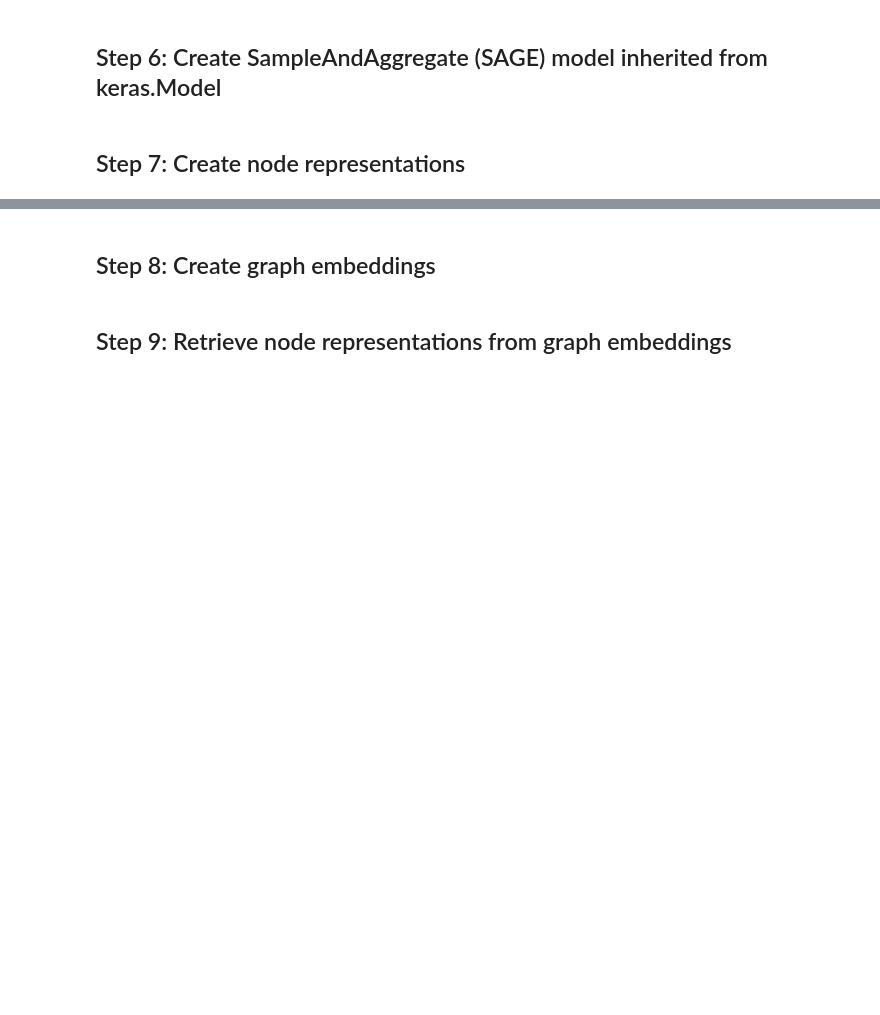
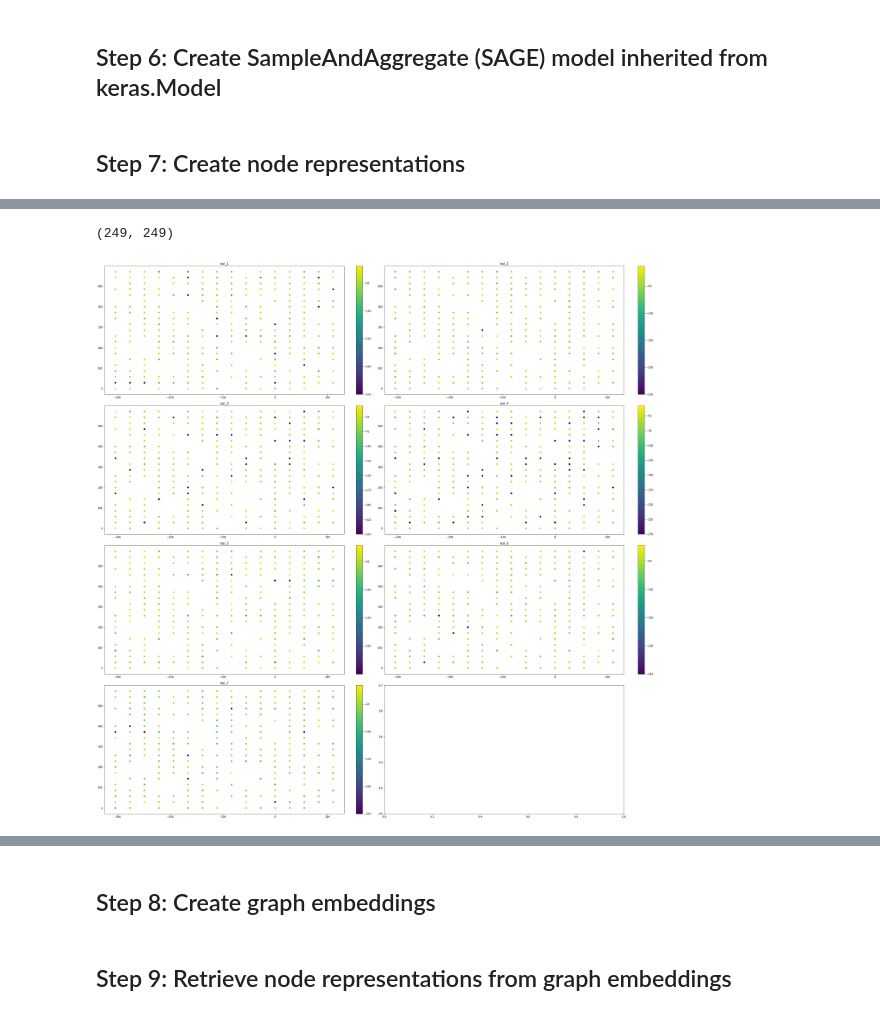
Before and after one commit to jinyangp/dso_localisation, a Jupyter notebook: data_augmentation/augmentation_graphsage.ipynb, the cells around one changed output, grey strips where cells are left out. Saved outputs shown, nothing was run; the diff lists cells and outputs as text; code cells hidden in the pictures; blank space fills up the shorter version.

```diff
--- a/data_augmentation/augmentation_graphsage.ipynb
+++ b/data_augmentation/augmentation_graphsage.ipynb
@@ -1698,0 +1888,32 @@ class GraphSAGE(Model):
+# %%
+# Get graph for known RPs
+adj_matrix = W_matrix[:249, :249]
+print(adj_matrix.shape)
+
+import networkx as nx
+
+class GraphVisualisation:
+
+    def __init__(self, adj_matrix):
+
+        self.graph = nx.Graph()
+        self.nodes = self.graph.nodes()
+        self.edges = self.graph.edges()
+        self.get_edges(adj_matrix)
+
+    def get_edges(self, adj_matrix):
+
+        edges = []
+        num_vertices = len(adj_matrix)
+
+        for i in range(num_vertices):
+            for j in range(i, num_vertices):
+
+                if adj_matrix[i][j] != 0:
+                    self.graph.add_edge(i, j, weight = adj_matrix[i][j])
+
+    def visualise(self):
+        nx.draw_networkx(self.graph, node_size = 500)
+        plt.show()
+# %% [output]
+(249, 249)
@@ -1698,0 +1942,18 @@ class GraphSAGE(Model):
+# %%
+# Visualise on scatter plot
+plt.rcParams['figure.figsize'] = [30, 30]
+
+num_row = 4
+num_col = 2
+fig, axs = plt.subplots(num_row, num_col, constrained_layout = True)
+for i in range(num_row):
+    for j in range(num_col):
+
+        if (i *2) + j + 1 > ttal_bs:
+            break
+
+        plot = axs[i][j].scatter(actual_rps_df['rp_x'], actual_rps_df['rp_y'], c = actual_rps_df[f'rssi_{(i*2) + j + 1}'])
+        axs[i,j].title.set_text(f'rssi_{(i*2) + j + 1}')
+        plt.colorbar(plot, ax = axs[i, j])
+# %% [output]
+[figure, added]
```
Also changed, not shown: parts of 25 cells of this notebook.
